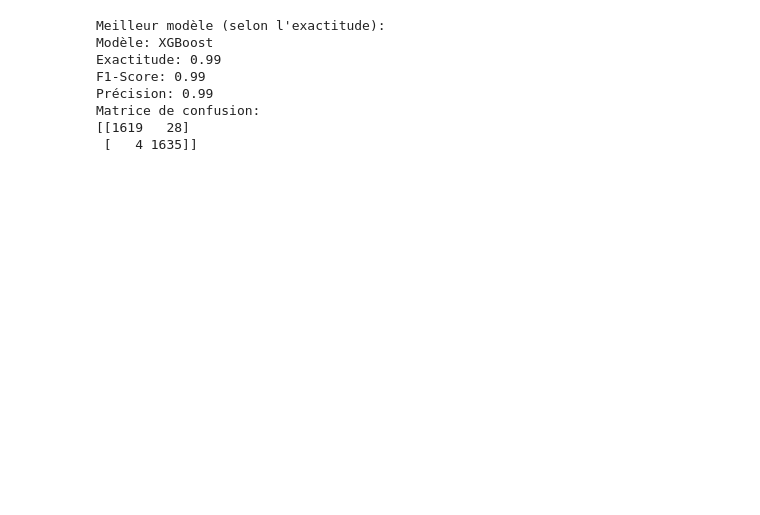
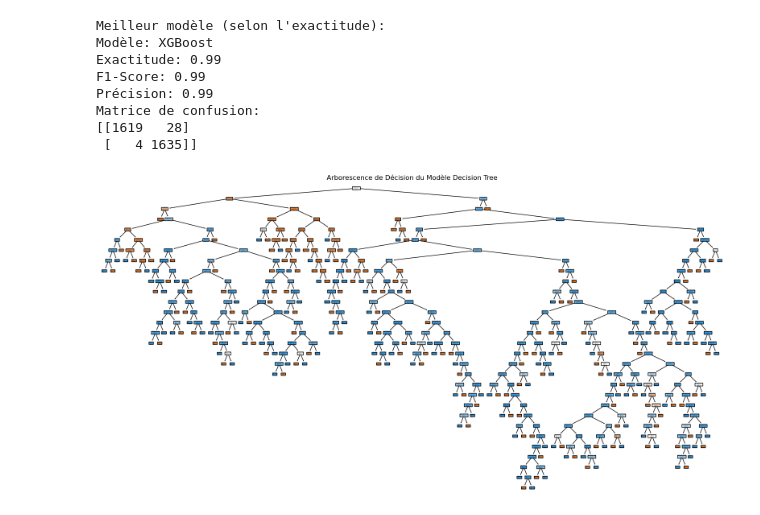
Before and after one commit to mohammedbourkache/PFE_detection_fraudes_DS_1, a Jupyter notebook: Dataset_1/equilibre/robusteScaler.ipynb, the cells around one changed output. Drawn from its saved outputs; the diff is of its cells as text; code cells hidden in the pictures; blank space fills up the shorter version.

```diff
--- a/Dataset_1/equilibre/robusteScaler.ipynb
+++ b/Dataset_1/equilibre/robusteScaler.ipynb
@@ -254,0 +278,16 @@ Matrice de confusion:
+# %%
+from sklearn.tree import plot_tree
+
+
+model_decision_tree = DecisionTreeClassifier(random_state=42)
+
+# Ajustez le modèle sur les données d'entraînement
+model_decision_tree.fit(x_train, y_train)
+
+# Tracez l'arborescence de décision
+plt.figure(figsize=(20, 10))
+plot_tree(model_decision_tree, filled=True, rounded=True, feature_names=x_train.columns, class_names=[str(i) for i in range(len(y_train.unique()))])
+plt.title('Arborescence de Décision du Modèle Decision Tree')
+plt.show()
+# %% [output]
+[figure, added]
```
Also changed, not shown: parts of 5 cells of this notebook.
